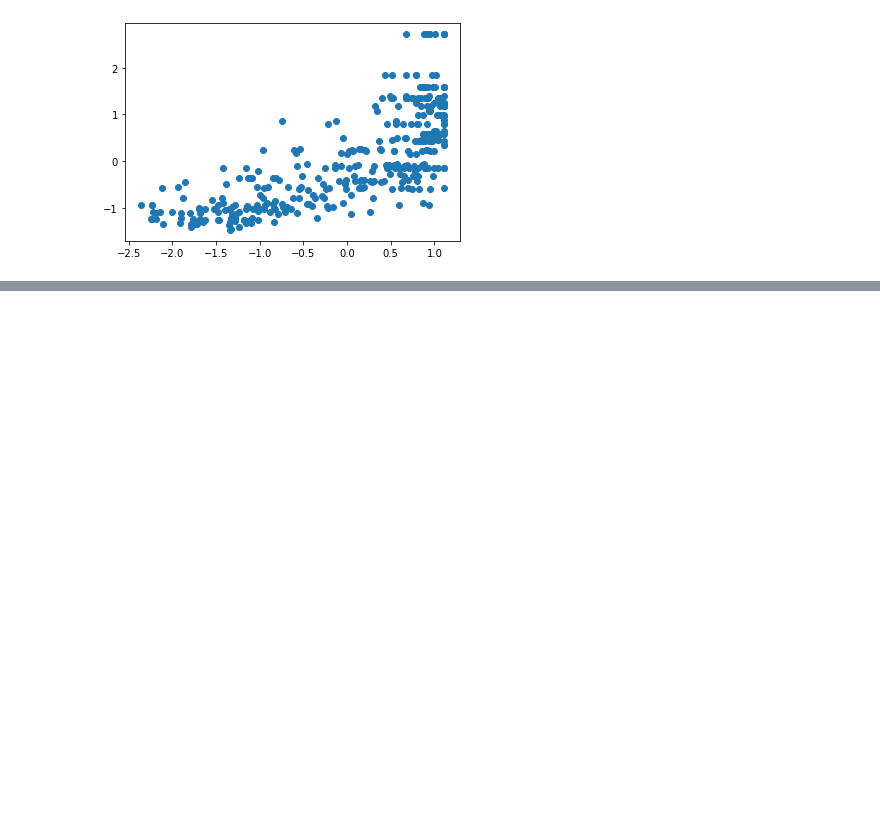
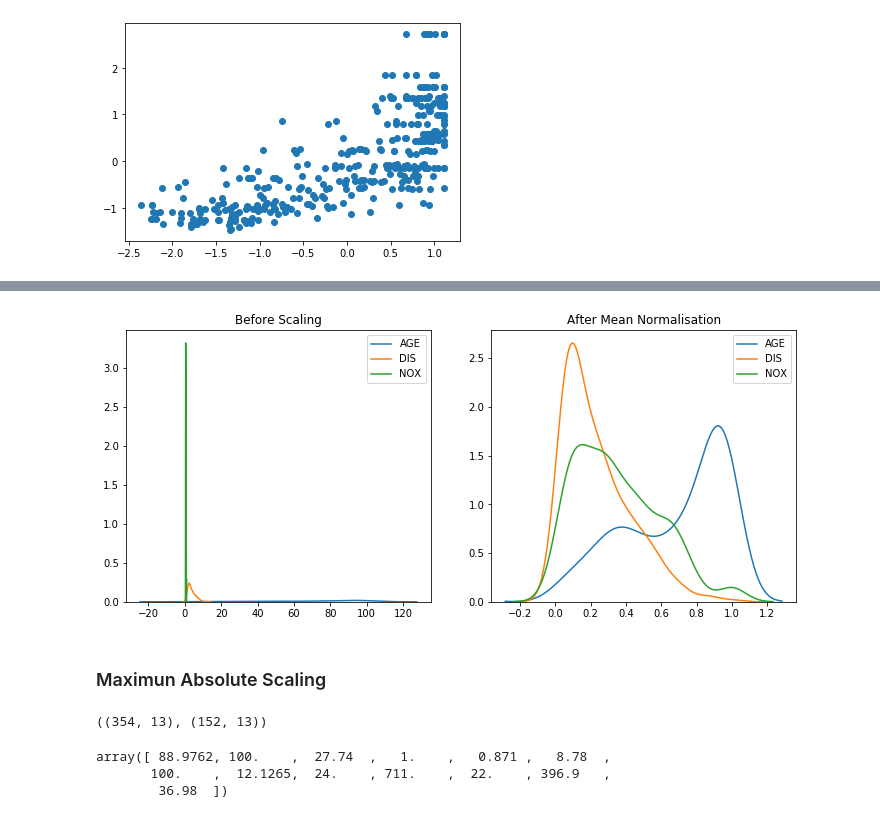
Before and after one commit to KarthikKothareddy/FeatureEngineering, a Jupyter notebook: feature_scaling.ipynb, the cells around one changed output, grey strips where cells are left out. Saved outputs shown, nothing was run; the diff lists cells and outputs as text; code cells hidden in the pictures; blank space fills up the shorter version.

```diff
--- a/feature_scaling.ipynb
+++ b/feature_scaling.ipynb
@@ -172,0 +355,33 @@ plt.scatter(x_train_scaled['AGE'], x_train_scaled['NOX']);
+# %%
+# let's compare the variable distributions before and after scaling
+fig, (ax1, ax2) = plt.subplots(ncols=2, figsize=(12, 5))
+
+# before scaling
+ax1.set_title('Before Scaling')
+sns.kdeplot(x_train['AGE'], ax=ax1)
+sns.kdeplot(x_train['DIS'], ax=ax1)
+sns.kdeplot(x_train['NOX'], ax=ax1)
+
+# after scaling
+ax2.set_title('After Mean Normalisation')
+sns.kdeplot(x_train_scaled['AGE'], ax=ax2)
+sns.kdeplot(x_train_scaled['DIS'], ax=ax2)
+sns.kdeplot(x_train_scaled['NOX'], ax=ax2)
+plt.show()
+# %% [output]
+[figure, added]
+# %% [markdown]
+### Maximun Absolute Scaling
+# %%
+from sklearn.preprocessing import MaxAbsScaler, StandardScaler
+
+x_train, x_test, y_train, y_test = train_test_split(
+    data.drop('MEDV', axis=1),
+    data['MEDV'],
+    test_size=0.3,
+    random_state=0
+)
+
+x_train.shape, x_test.shape
+# %% [output]
+((354, 13), (152, 13))
@@ -172,0 +394,6 @@ plt.scatter(x_train_scaled['AGE'], x_train_scaled['NOX']);
+# %%
+scaler.max_abs_
+# %% [output]
+array([ 88.9762, 100.    ,  27.74  ,   1.    ,   0.871 ,   8.78  ,
+       100.    ,  12.1265,  24.    , 711.    ,  22.    , 396.9   ,
+        36.98  ])
```
Also changed, not shown: parts of 32 cells of this notebook.
